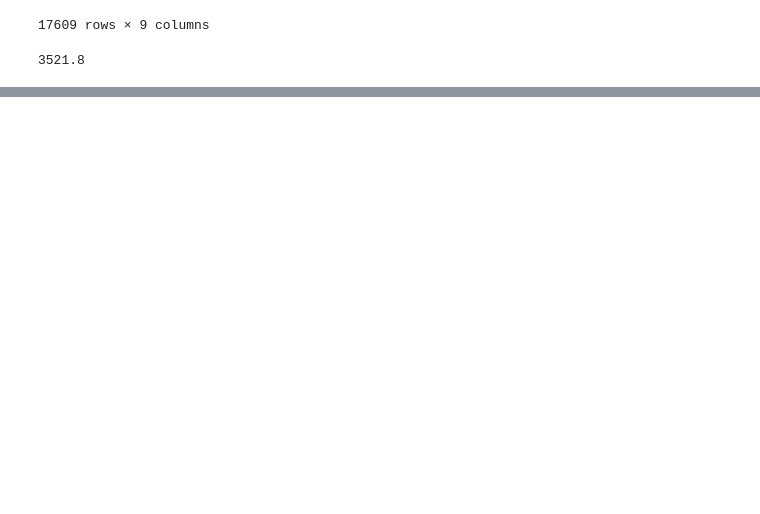
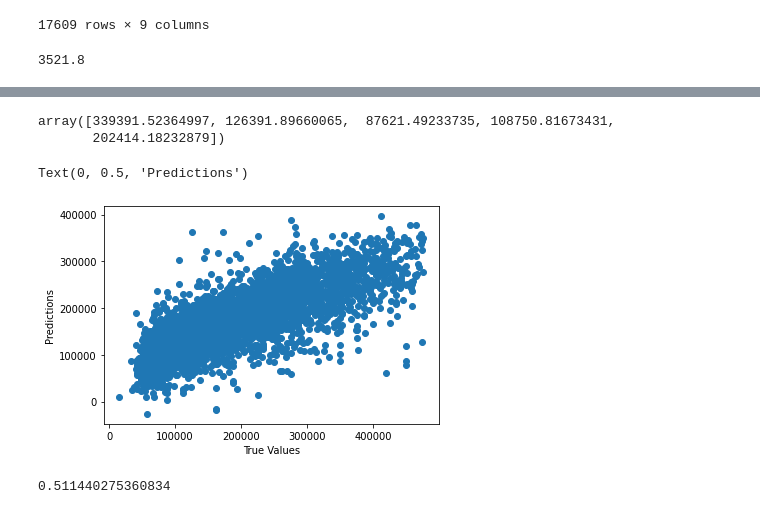
Before and after one commit to vinaymali14319/CDAC_project, a Jupyter notebook: project.ipynb, the cells around one changed output, grey strips where cells are left out. Cells and saved outputs as stored; diff of their text form; code cells hidden in the pictures; blank space fills up the shorter version.

```diff
--- a/project.ipynb
+++ b/project.ipynb
@@ -336,3 +353,28 @@ data_2["median_house_value"]
 # %%
 from sklearn import datasets, linear_model
 from sklearn.model_selection import train_test_split
+# %%
+X_train = data_1.drop(["median_house_value"],axis = 1)
+X_test = data_2.drop(["median_house_value"],axis = 1)
+y_train = data_1["median_house_value"]
+y_test = data_2["median_house_value"]
+# %%
+lm = linear_model.LinearRegression()
+model = lm.fit(X_train, y_train)
+predictions = lm.predict(X_test)
+# %%
+predictions[0:5]
+# %% [output]
+array([339391.52364997, 126391.89660065,  87621.49233735, 108750.81673431,
+       202414.18232879])
+# %%
+plt.scatter(y_test, predictions)
+plt.xlabel('True Values')
+plt.ylabel('Predictions')
+# %% [output]
+Text(0, 0.5, 'Predictions')
+[figure, added]
+# %%
+model.score(X_test, y_test)
+# %% [output]
+0.511440275360834
```
Also changed, not shown: parts of 8 cells of this notebook.
